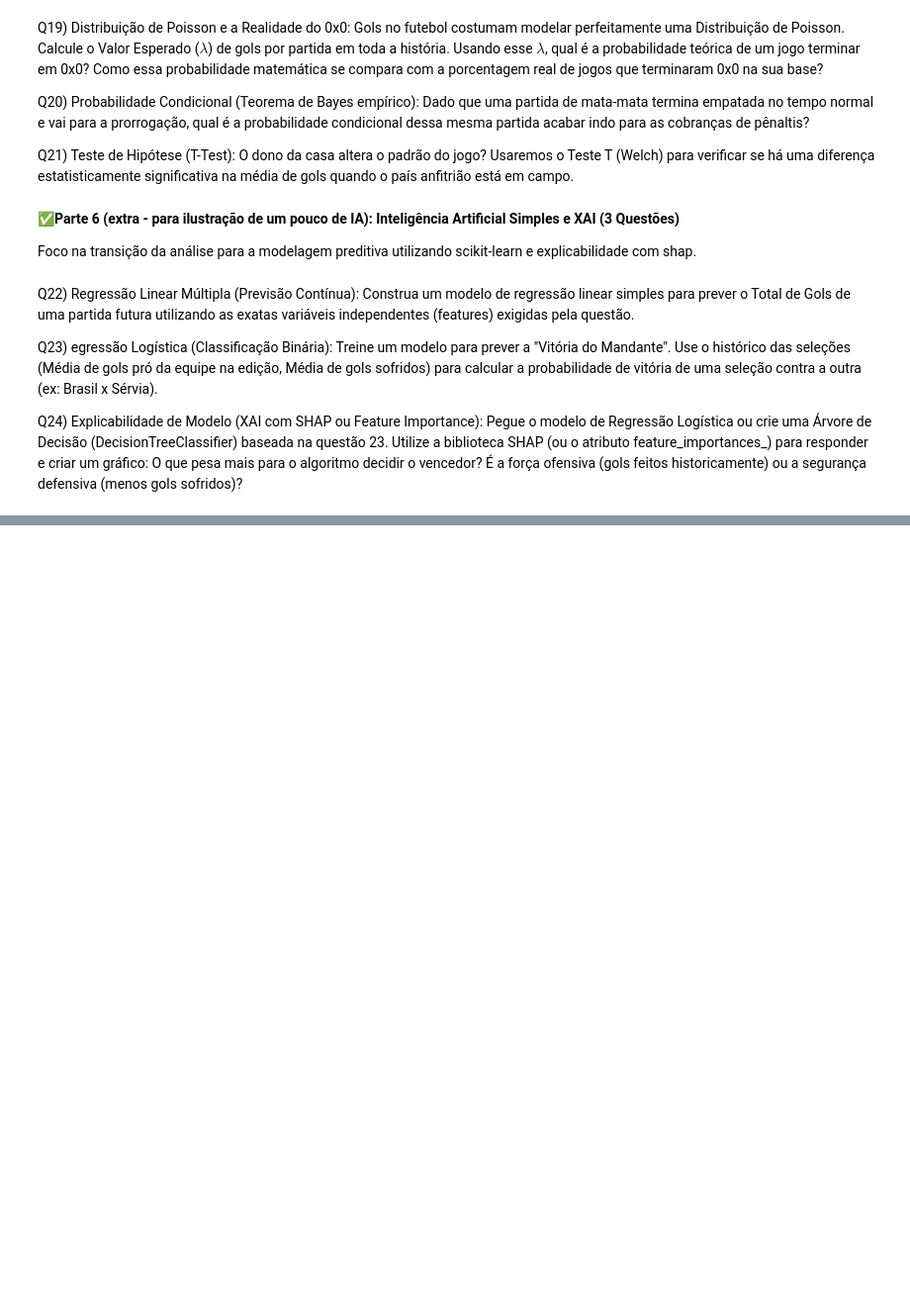
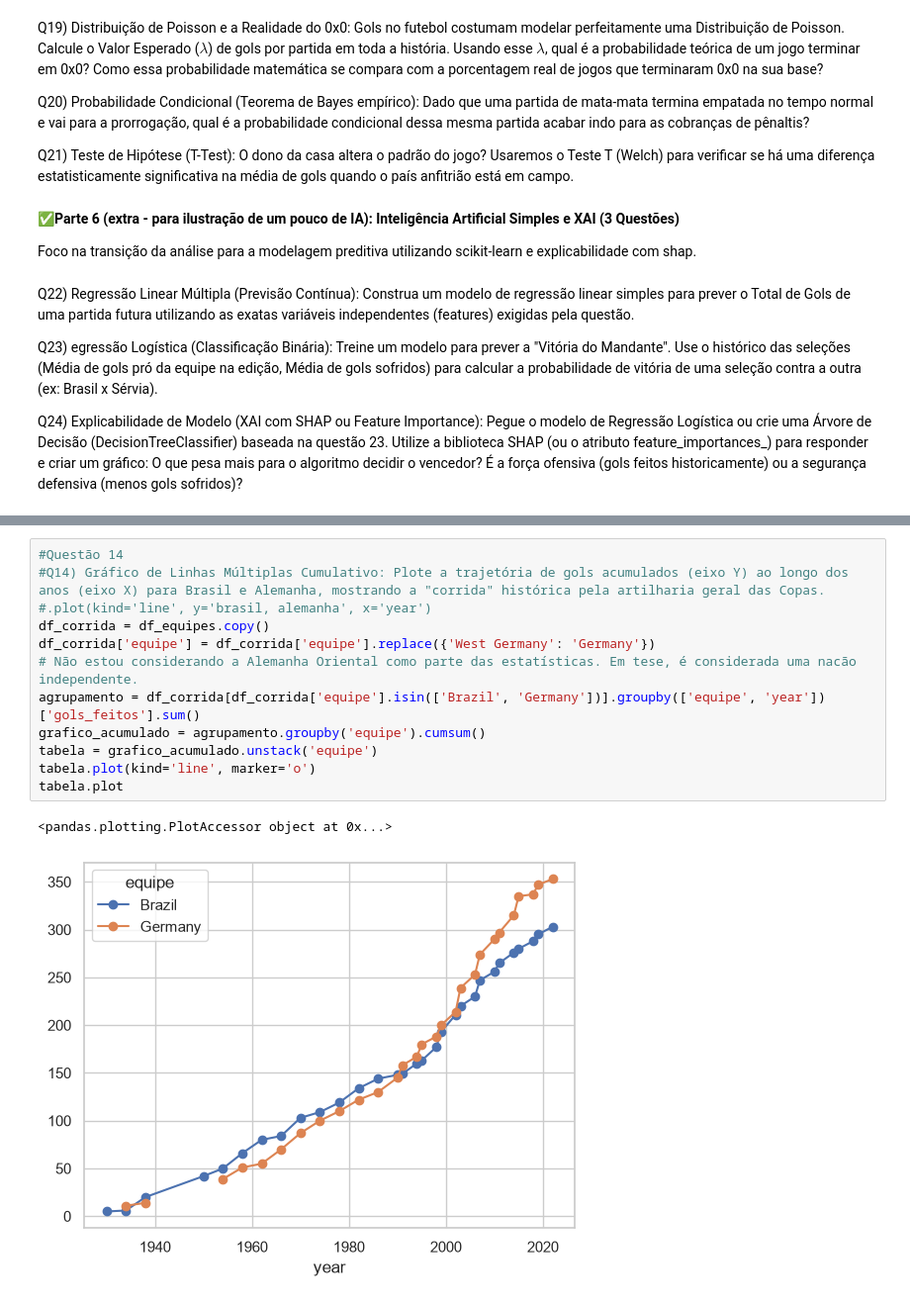
Before and after one commit to arturdosanjos/tp_fcd, a Jupyter notebook: TP_FCD_Artur&Gabriel (1).ipynb, the cells around one changed output, grey strips where cells are left out. Shown at 99% size. Cells and saved outputs as stored; diff of their text form; blank space fills up the shorter version.

```diff
--- a/TP_FCD_Artur&Gabriel (1).ipynb
+++ b/TP_FCD_Artur&Gabriel (1).ipynb
@@ -375,0 +370,15 @@ Q24) Explicabilidade de Modelo (XAI com SHAP ou Feature Importance): Pegue o mod
+# %%
+#Questão 14
+#Q14) Gráfico de Linhas Múltiplas Cumulativo: Plote a trajetória de gols acumulados (eixo Y) ao longo dos anos (eixo X) para Brasil e Alemanha, mostrando a "corrida" histórica pela artilharia geral das Copas.
+#.plot(kind='line', y='brasil, alemanha', x='year')
+df_corrida = df_equipes.copy()
+df_corrida['equipe'] = df_corrida['equipe'].replace({'West Germany': 'Germany'})
+# Não estou considerando a Alemanha Oriental como parte das estatísticas. Em tese, é considerada uma nacão independente.
+agrupamento = df_corrida[df_corrida['equipe'].isin(['Brazil', 'Germany'])].groupby(['equipe', 'year'])['gols_feitos'].sum()
+grafico_acumulado = agrupamento.groupby('equipe').cumsum()
+tabela = grafico_acumulado.unstack('equipe')
+tabela.plot(kind='line', marker='o')
+tabela.plot
+# %% [output]
+<pandas.plotting.PlotAccessor object at 0x...>
+[figure, added]
```
Also changed, not shown: parts of 28 cells of this notebook, 1 other file.
